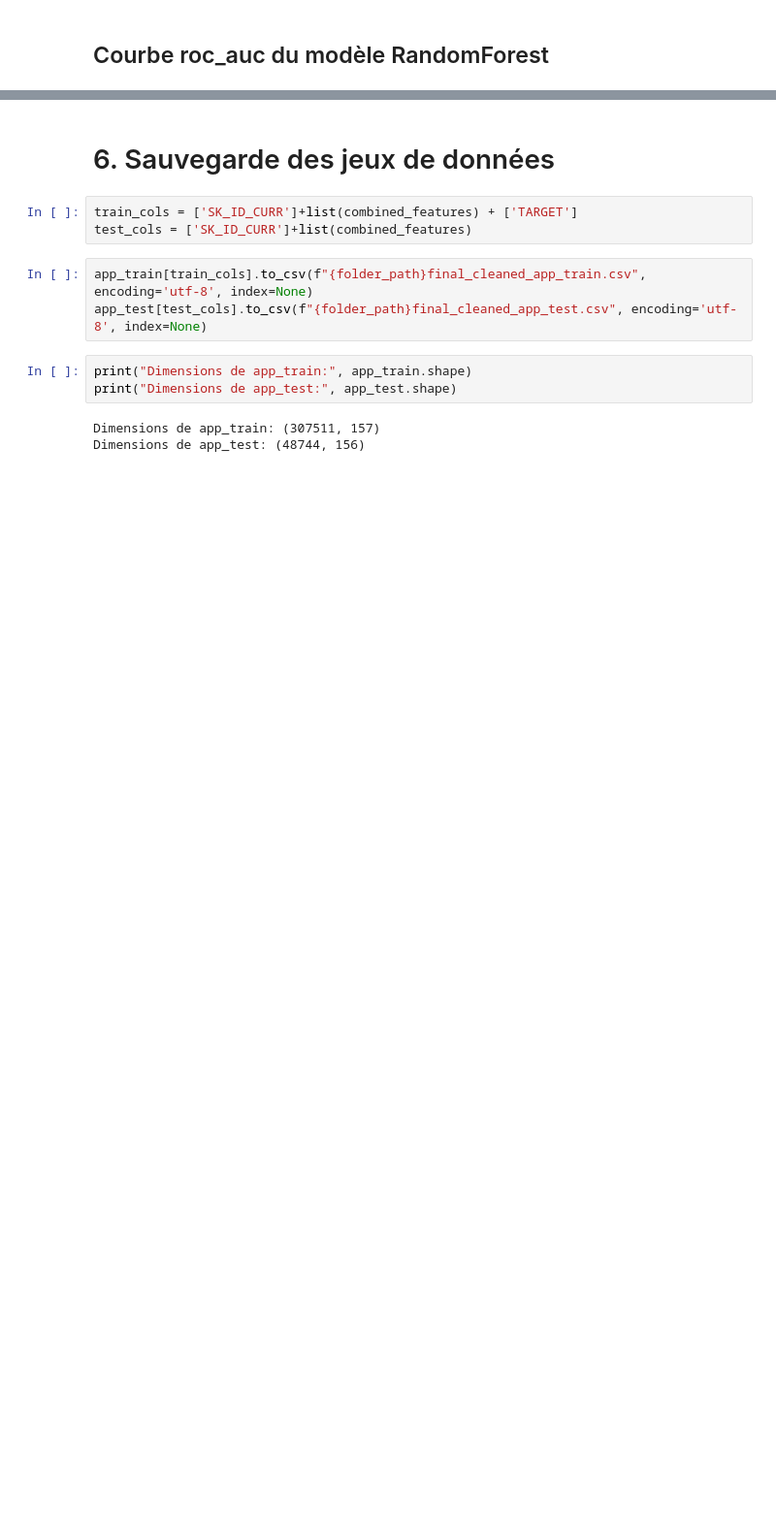
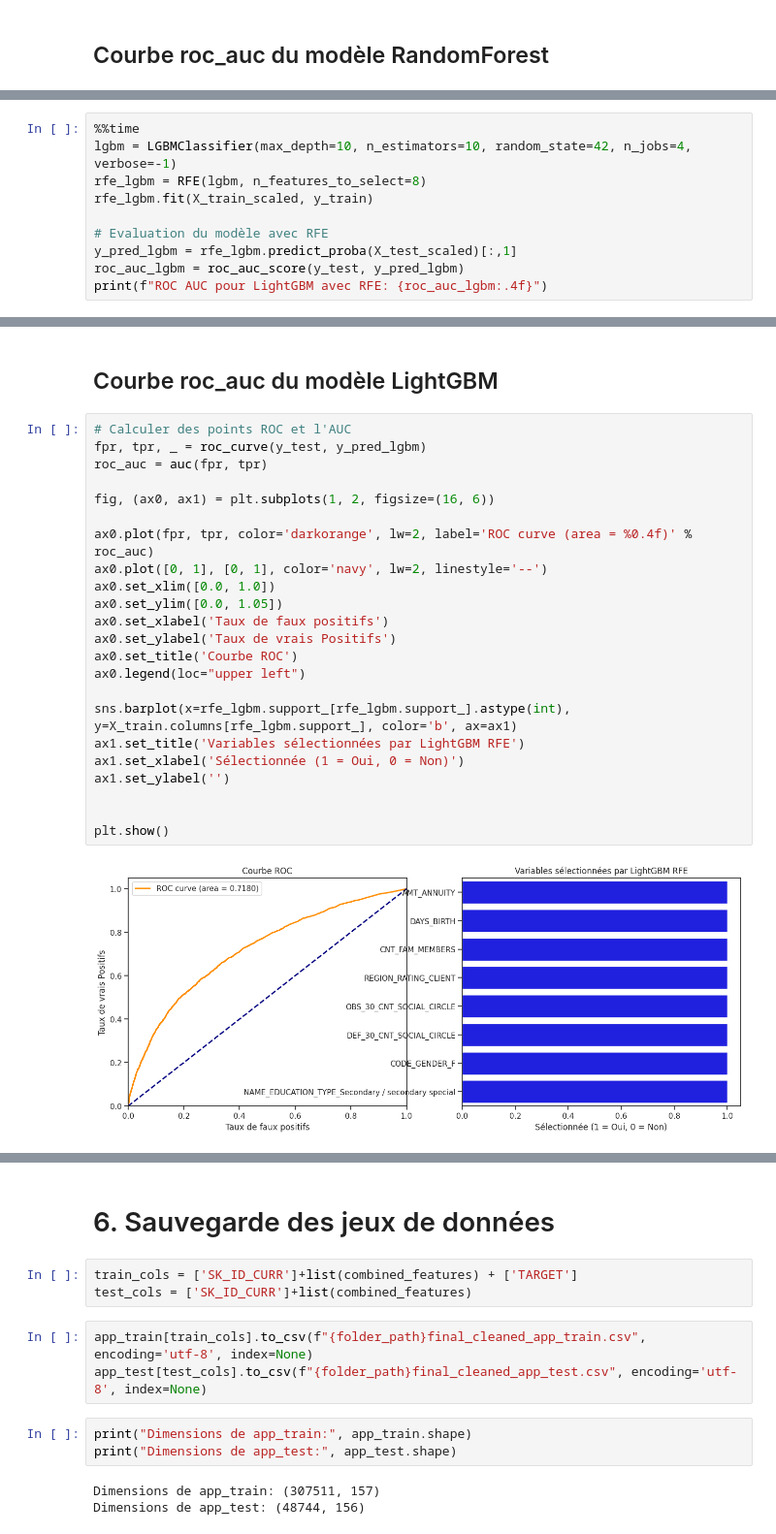
Before and after one commit to amadousysada/scoring-model, a Jupyter notebook: 02_feature_selection.ipynb, the cells around one changed output, grey strips where cells are left out. Shown at 97% size. Cells and saved outputs as stored; diff of their text form; blank space fills up the shorter version.

```diff
--- a/02_feature_selection.ipynb
+++ b/02_feature_selection.ipynb
@@ -328,0 +336,10 @@ plt.show()
+# %%
+%%time
+lgbm = LGBMClassifier(max_depth=10, n_estimators=10, random_state=42, n_jobs=4, verbose=-1)
+rfe_lgbm = RFE(lgbm, n_features_to_select=8)
+rfe_lgbm.fit(X_train_scaled, y_train)
+
+# Evaluation du modèle avec RFE
+y_pred_lgbm = rfe_lgbm.predict_proba(X_test_scaled)[:,1]
+roc_auc_lgbm = roc_auc_score(y_test, y_pred_lgbm)
+print(f"ROC AUC pour LightGBM avec RFE: {roc_auc_lgbm:.4f}")
@@ -329,3 +350,30 @@ plt.show()
+# %% [markdown]
+## Courbe roc_auc du modèle LightGBM
+# %%
+# Calculer des points ROC et l'AUC
+fpr, tpr, _ = roc_curve(y_test, y_pred_lgbm)
+roc_auc = auc(fpr, tpr)
+
+fig, (ax0, ax1) = plt.subplots(1, 2, figsize=(16, 6))
+
+ax0.plot(fpr, tpr, color='darkorange', lw=2, label='ROC curve (area = %0.4f)' % roc_auc)
+ax0.plot([0, 1], [0, 1], color='navy', lw=2, linestyle='--')
+ax0.set_xlim([0.0, 1.0])
+ax0.set_ylim([0.0, 1.05])
+ax0.set_xlabel('Taux de faux positifs')
+ax0.set_ylabel('Taux de vrais Positifs')
+ax0.set_title('Courbe ROC')
+ax0.legend(loc="upper left")
+
+sns.barplot(x=rfe_lgbm.support_[rfe_lgbm.support_].astype(int), y=X_train.columns[rfe_lgbm.support_], color='b', ax=ax1)
+ax1.set_title('Variables sélectionnées par LightGBM RFE')
+ax1.set_xlabel('Sélectionnée (1 = Oui, 0 = Non)')
+ax1.set_ylabel('')
+
+
+plt.show()
+# %% [output]
+[figure, added]
 # %%
 # Sélection du meilleur modèle basé sur ROC AUC
 selected_features_logreg = X_train.columns[rfe_logreg.support_]
```
Also changed, not shown: parts of 13 cells of this notebook.
